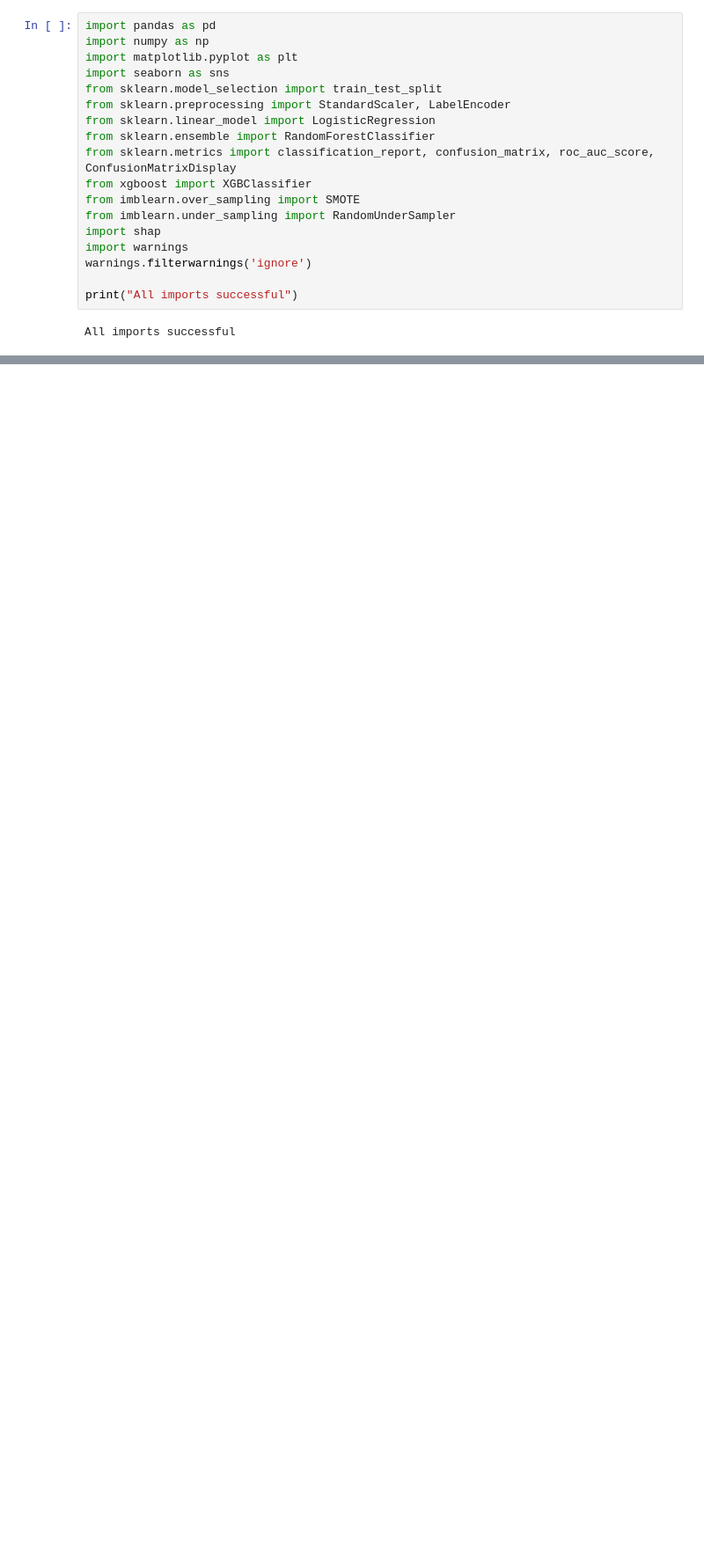
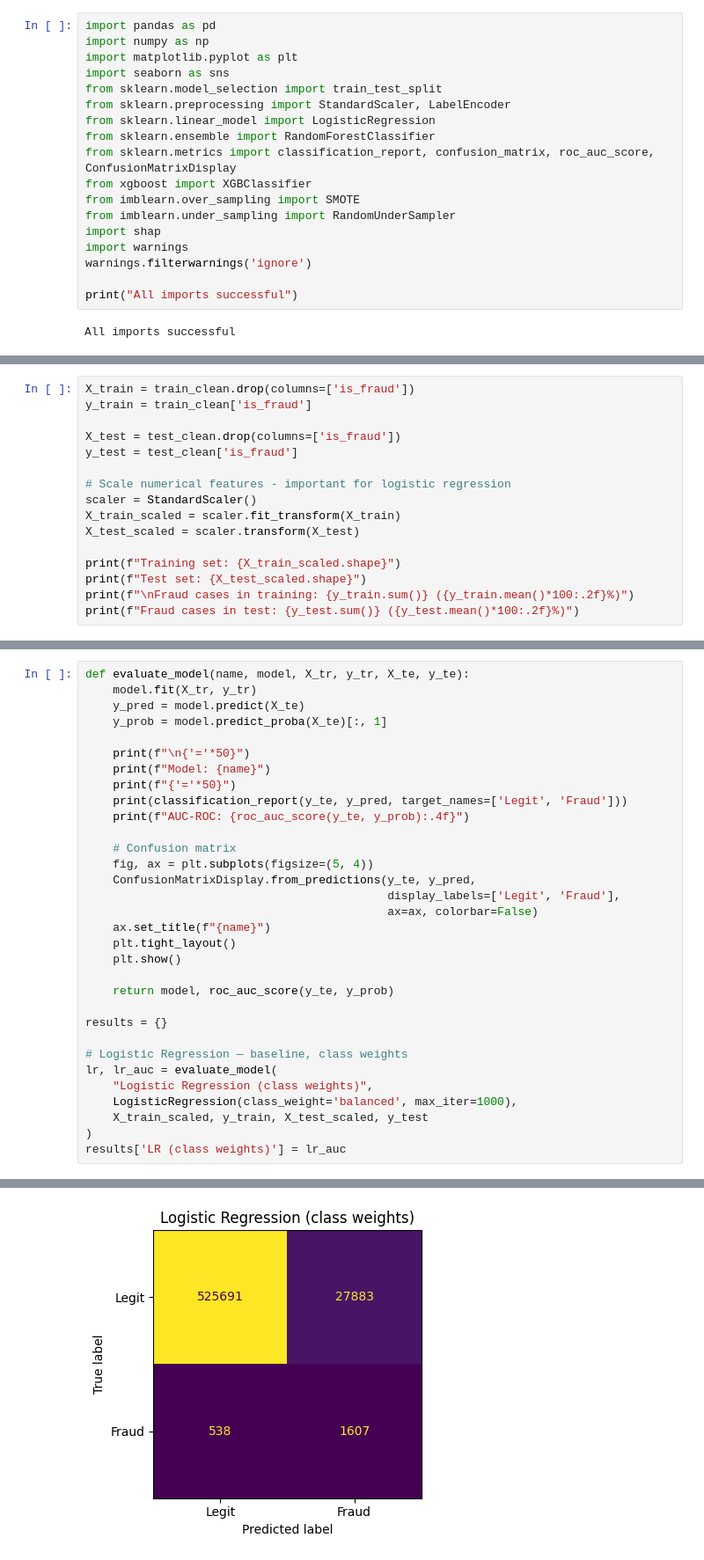
Before and after one commit to faisaxhmed/fraud-detection, a Jupyter notebook: fraud_detection.ipynb, the cells around one changed output, grey strips where cells are left out. Shown at 88% size. Drawn from its saved outputs; the diff is of its cells as text; blank space fills up the shorter version.

Commit message:
Update fraud_detection notebook with latest changes

```diff
--- a/fraud_detection.ipynb
+++ b/fraud_detection.ipynb
@@ -47,0 +114,16 @@ FileNotFoundError: [Errno 2] No such file or directory: 'fraudTrain.csv'
+# %%
+X_train = train_clean.drop(columns=['is_fraud'])
+y_train = train_clean['is_fraud']
+
+X_test = test_clean.drop(columns=['is_fraud'])
+y_test = test_clean['is_fraud']
+
+# Scale numerical features - important for logistic regression
+scaler = StandardScaler()
+X_train_scaled = scaler.fit_transform(X_train)
+X_test_scaled = scaler.transform(X_test)
+
+print(f"Training set: {X_train_scaled.shape}")
+print(f"Test set: {X_test_scaled.shape}")
+print(f"\nFraud cases in training: {y_train.sum()} ({y_train.mean()*100:.2f}%)")
+print(f"Fraud cases in test: {y_test.sum()} ({y_test.mean()*100:.2f}%)")
@@ -47,0 +188,33 @@ FileNotFoundError: [Errno 2] No such file or directory: 'fraudTrain.csv'
+# %%
+def evaluate_model(name, model, X_tr, y_tr, X_te, y_te):
+    model.fit(X_tr, y_tr)
+    y_pred = model.predict(X_te)
+    y_prob = model.predict_proba(X_te)[:, 1]
+
+    print(f"\n{'='*50}")
+    print(f"Model: {name}")
+    print(f"{'='*50}")
+    print(classification_report(y_te, y_pred, target_names=['Legit', 'Fraud']))
+    print(f"AUC-ROC: {roc_auc_score(y_te, y_prob):.4f}")
+
+    # Confusion matrix
+    fig, ax = plt.subplots(figsize=(5, 4))
+    ConfusionMatrixDisplay.from_predictions(y_te, y_pred,
+                                            display_labels=['Legit', 'Fraud'],
+                                            ax=ax, colorbar=False)
+    ax.set_title(f"{name}")
+    plt.tight_layout()
+    plt.show()
+
+    return model, roc_auc_score(y_te, y_prob)
+
+results = {}
+
+# Logistic Regression — baseline, class weights
+lr, lr_auc = evaluate_model(
+    "Logistic Regression (class weights)",
+    LogisticRegression(class_weight='balanced', max_iter=1000),
+    X_train_scaled, y_train, X_test_scaled, y_test
+)
+results['LR (class weights)'] = lr_auc
+# %% [output]
@@ -47,0 +234 @@ FileNotFoundError: [Errno 2] No such file or directory: 'fraudTrain.csv'
+[figure, added]
```
Also changed, not shown: parts of 30 cells of this notebook.
